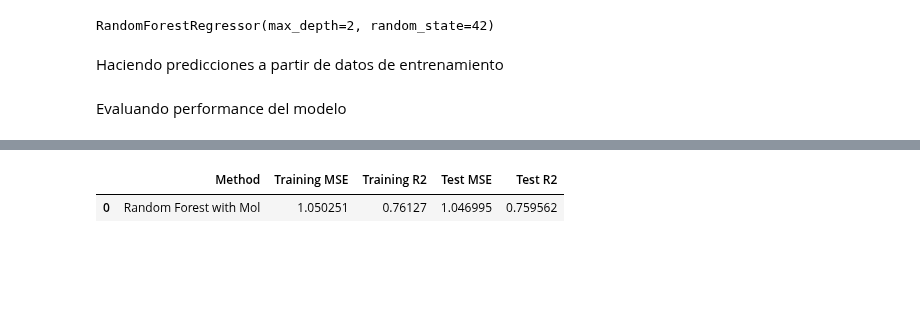
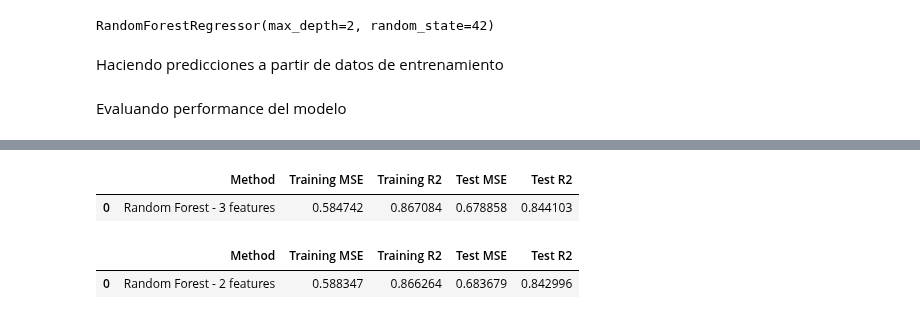
Before and after one commit to mteoraso/ML_Practice, a Jupyter notebook: practica_modelos_ml_solubilidad_moleculas.ipynb, the cells around one changed output, grey strips where cells are left out. Cells and saved outputs as stored; diff of their text form; code cells hidden in the pictures; blank space fills up the shorter version.

```diff
--- a/practica_modelos_ml_solubilidad_moleculas.ipynb
+++ b/practica_modelos_ml_solubilidad_moleculas.ipynb
@@ -370,37 +394,74 @@ lr_mol_results
+# %%
+# Evaluacion de modelo de random forest reduciendo caracteristicas
+
+# Creacion de dataframe con 3 caracteristicas
+X_mol_rf_1=df.drop(['logS','NumRotatableBonds'], axis=1)
+
+# Obteniendo valores de entrenamiento y prueba
+X_mol_rf_1_train, X_mol_rf_1_test, Y_mol_rf_1_train, Y_mol_rf_1_test = train_test_split(X_mol_rf_1, Y, test_size=0.2, random_state=42)
+
+# Ajustando a Random Forest Regressor
+rf_1=RandomForestRegressor(max_depth=4, random_state=42)
+
+# Ajustando a modelo de random forest
+rf_1.fit(X_mol_rf_1_train, Y_mol_rf_1_train)
+
+y_mol_rf_1_train_pred=rf_1.predict(X_mol_rf_1_train)
+y_mol_rf_1_test_pred=rf_1.predict(X_mol_rf_1_test)
+
+# Calculando el error cuadrado promedio
+rf_1_mol_train_mse=mean_squared_error(Y_mol_rf_1_train, y_mol_rf_1_train_pred)
+rf_1_mol_train_r2=r2_score(Y_mol_rf_1_train, y_mol_rf_1_train_pred)
+
+rf_1_mol_test_mse=mean_squared_error(Y_mol_rf_1_test, y_mol_rf_1_test_pred)
+rf_1_mol_test_r2=r2_score(Y_mol_rf_1_test, y_mol_rf_1_test_pred)
+
+# Dataframe para presentacion de resultados de performance del modelo
+rf_1_mol_results=pd.DataFrame(['Random Forest - 3 features',
+                         rf_1_mol_train_mse,
+                         rf_1_mol_train_r2,
+                         rf_1_mol_test_mse,
+                         rf_1_mol_test_r2]).transpose()
+
+rf_1_mol_results.columns=['Method', 'Training MSE', 'Training R2', 'Test MSE', 'Test R2']
+rf_1_mol_results
+# %% [output]
+|  | Method | Training MSE | Training R2 | Test MSE | Test R2 |
+| 0 | Random Forest - 3 features | 0.584742 | 0.867084 | 0.678858 | 0.844103 |
 # %%
 # Evaluacion de modelo de random forest reduciendo caracteristicas
 
-#Creacion de caracteristicas basadas en Mol, X_mol
-X_mol=df.drop(['logS','NumRotatableBonds',"AromaticProportion"], axis=1)
+# Creacion de Dataframe con 2 caracteristicas
+X_mol_rf_2=df.drop(['logS','NumRotatableBonds','AromaticProportion'], axis=1)
 
 # Obteniendo valores de entrenamiento y prueba
-X_mol_train, X_mol_test, Y_mol_train, Y_mol_test = train_test_split(X_mol, Y, test_size=0.2, random_state=42)
+X_mol_rf_2_train, X_mol_rf_2_test, Y_mol_rf_2_train, Y_mol_rf_2_test = train_test_split(X_mol_rf_2, Y, test_size=0.2, random_state=42)
 
-# Ajustando a Random Forest Regressor
-rf=RandomForestRegressor(max_depth=2, random_state=42)
+# Ajustando a modelo Random Forest Regressor
+rf_2=RandomForestRegressor(max_depth=4, random_state=42)
 
 # Ajustando a modelo de random forest
-rf.fit(X_mol_train, Y_mol_train)
+rf_2.fit(X_mol_rf_2_train, Y_mol_rf_2_train)
 
-y_mol_rf_train_pred=rf.predict(X_mol_train)
-y_mol_rf_test_pred=rf.predict(X_mol_test)
+y_mol_rf_2_train_pred=rf_2.predict(X_mol_rf_2_train)
+y_mol_rf_2_test_pred=rf_2.predict(X_mol_rf_2_test)
 
 # Calculando el error cuadrado promedio
-rf_mol_train_mse=mean_squared_error(Y_mol_train, y_mol_rf_train_pred)
-rf_mol_train_r2=r2_score(Y_mol_train, y_rf_train_pred)
+rf_2_mol_train_mse=mean_squared_error(Y_mol_rf_2_train, y_mol_rf_2_train_pred)
+rf_2_mol_train_r2=r2_score(Y_mol_rf_2_train, y_mol_rf_2_train_pred)
 
-rf_mol_test_mse=mean_squared_error(Y_mol_test, y_mol_rf_test_pred)
-rf_mol_test_r2=r2_score(Y_mol_test, y_mol_rf_test_pred)
+rf_2_mol_test_mse=mean_squared_error(Y_mol_rf_2_test, y_mol_rf_2_test_pred)
+rf_2_mol_test_r2=r2_score(Y_mol_rf_2_test, y_mol_rf_2_test_pred)
 
 # Dataframe para presentacion de resultados de performance del modelo
-rf_mol_results=pd.DataFrame(['Random Forest with Mol',
-                         rf_mol_train_mse,
-                         rf_mol_train_r2,
-                         rf_mol_test_mse,
-                         rf_mol_test_r2]).transpose()
+rf_2_mol_results=pd.DataFrame(['Random Forest - 2 features',
+                         rf_2_mol_train_mse,
+                         rf_2_mol_train_r2,
+                         rf_2_mol_test_mse,
+                         rf_2_mol_test_r2]).transpose()
 
-rf_mol_results.columns=['Method', 'Training MSE', 'Training R2', 'Test MSE', 'Test R2']
-rf_mol_results
+rf_2_mol_results.columns=['Method', 'Training MSE', 'Training R2', 'Test MSE', 'Test R2']
+rf_2_mol_results
 # %% [output]
 |  | Method | Training MSE | Training R2 | Test MSE | Test R2 |
-| 0 | Random Forest with Mol | 1.050251 | 0.76127 | 1.046995 | 0.759562 |
+| 0 | Random Forest - 2 features | 0.588347 | 0.866264 | 0.683679 | 0.842996 |
```
Also changed, not shown: parts of 25 cells of this notebook.
